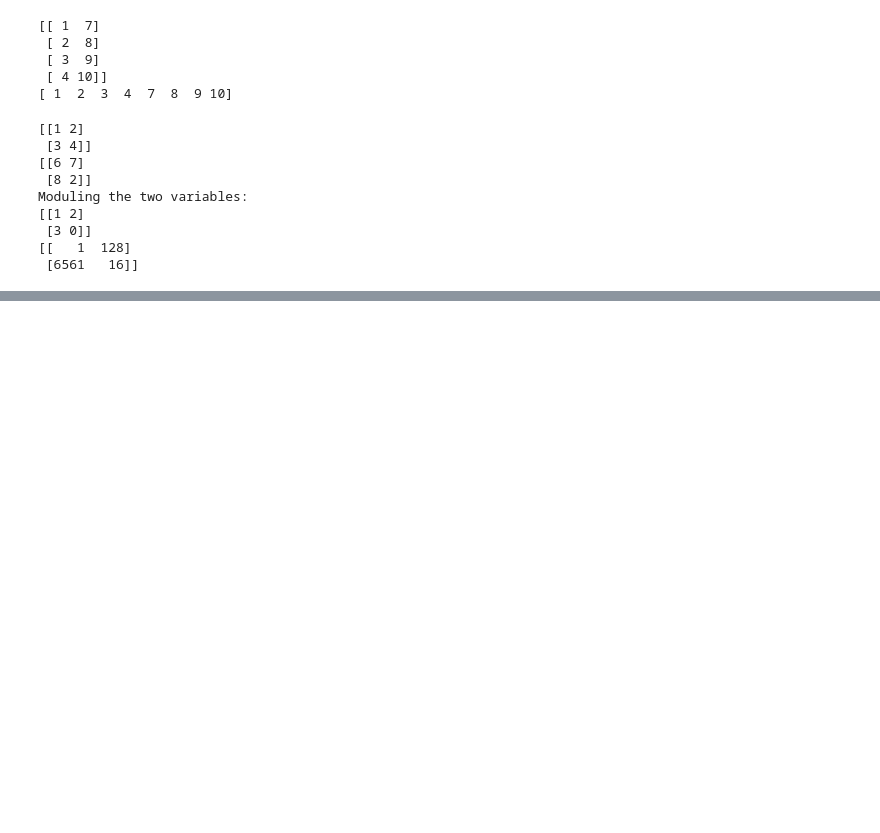
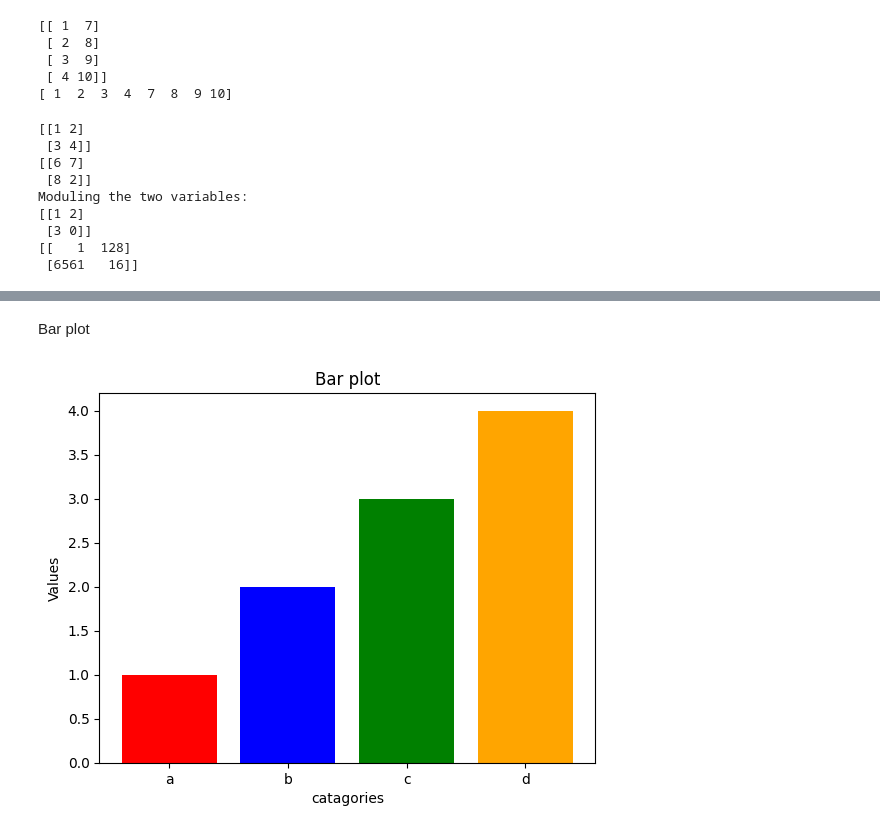
Before and after one commit to Kanishka-sketch/My_4sem_internship, a Jupyter notebook: day12.ipynb, the cells around one changed output, grey strips where cells are left out. Drawn from its saved outputs; the diff is of its cells as text; code cells hidden in the pictures; blank space fills up the shorter version.

```diff
--- a/day12.ipynb
+++ b/day12.ipynb
@@ -42,0 +211,13 @@ Moduling the two variables:
+# %% [markdown]
+Bar plot
+# %%
+catagories = ["a","b","c","d"]
+values = [1,2,3,4]
+
+plt.bar(catagories,values,color =['red','blue','green','orange'])
+plt.title("Bar plot")
+plt.xlabel("catagories")
+plt.ylabel("Values")
+plt.show()
+# %% [output]
+[figure, added]
```
Also changed, not shown: parts of 21 cells of this notebook, 7 other files.
